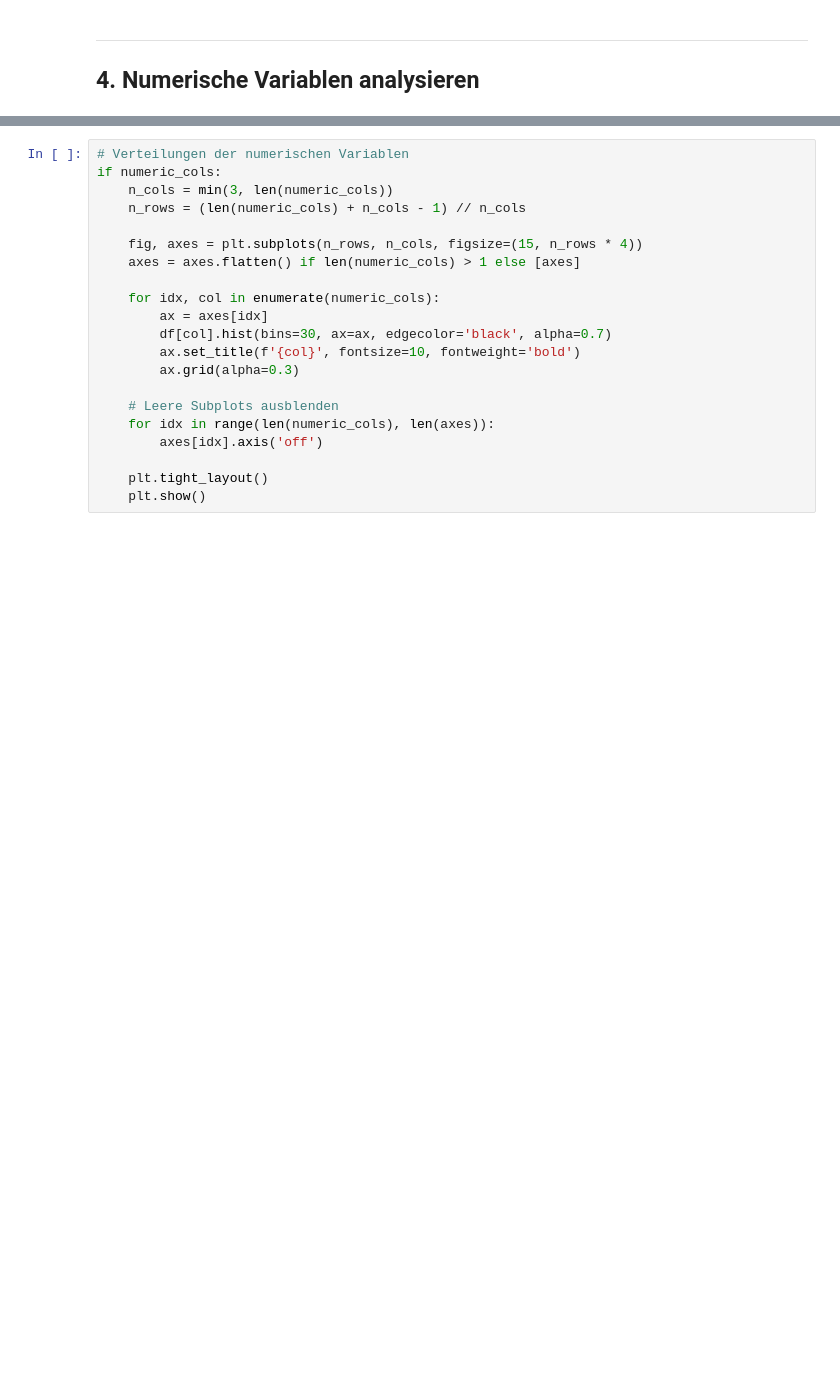
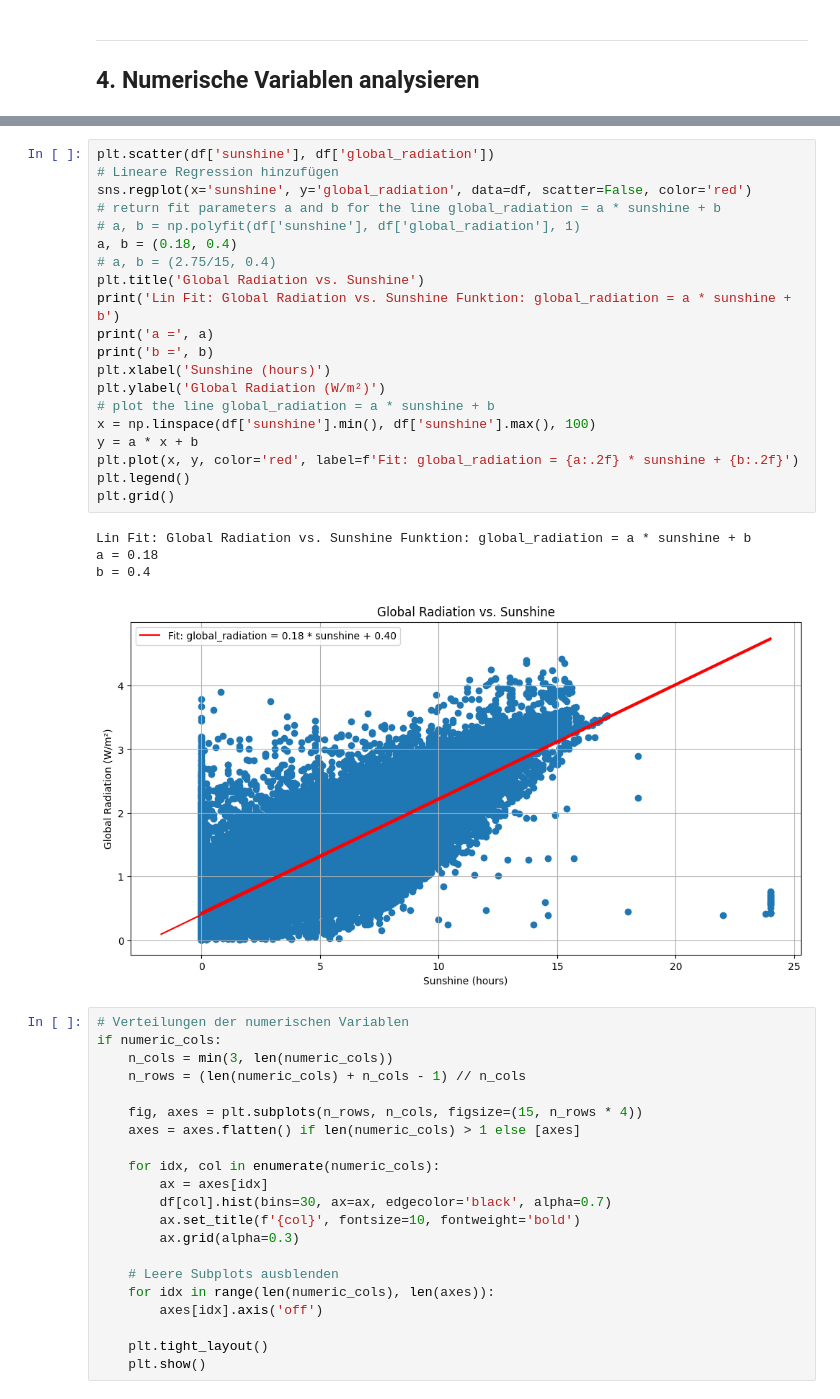
Before and after one commit to Spaeth-26/portfolio, a Jupyter notebook: notebooks/01_exploration_Weather_picnic.ipynb, the cells around one changed output, grey strips where cells are left out. Cells and saved outputs as stored; diff of their text form; blank space fills up the shorter version.

```diff
--- a/notebooks/01_exploration_Weather_picnic.ipynb
+++ b/notebooks/01_exploration_Weather_picnic.ipynb
@@ -1096,3 +1096,28 @@ else:
+# %%
+plt.scatter(df['sunshine'], df['global_radiation'])
+# Lineare Regression hinzufügen
+sns.regplot(x='sunshine', y='global_radiation', data=df, scatter=False, color='red')
+# return fit parameters a and b for the line global_radiation = a * sunshine + b
+# a, b = np.polyfit(df['sunshine'], df['global_radiation'], 1)
+a, b = (0.18, 0.4)
+# a, b = (2.75/15, 0.4)
+plt.title('Global Radiation vs. Sunshine')
+print('Lin Fit: Global Radiation vs. Sunshine Funktion: global_radiation = a * sunshine + b')
+print('a =', a)
+print('b =', b)
+plt.xlabel('Sunshine (hours)')
+plt.ylabel('Global Radiation (W/m²)')
+# plot the line global_radiation = a * sunshine + b
+x = np.linspace(df['sunshine'].min(), df['sunshine'].max(), 100)
+y = a * x + b
+plt.plot(x, y, color='red', label=f'Fit: global_radiation = {a:.2f} * sunshine + {b:.2f}')
+plt.legend()
+plt.grid()
+# %% [output]
+Lin Fit: Global Radiation vs. Sunshine Funktion: global_radiation = a * sunshine + b
+a = 0.18
+b = 0.4
+[figure, added]
 # %%
 # Verteilungen der numerischen Variablen
 if numeric_cols:
```
Also changed, not shown: parts of 3 cells of this notebook, 3 other files.
